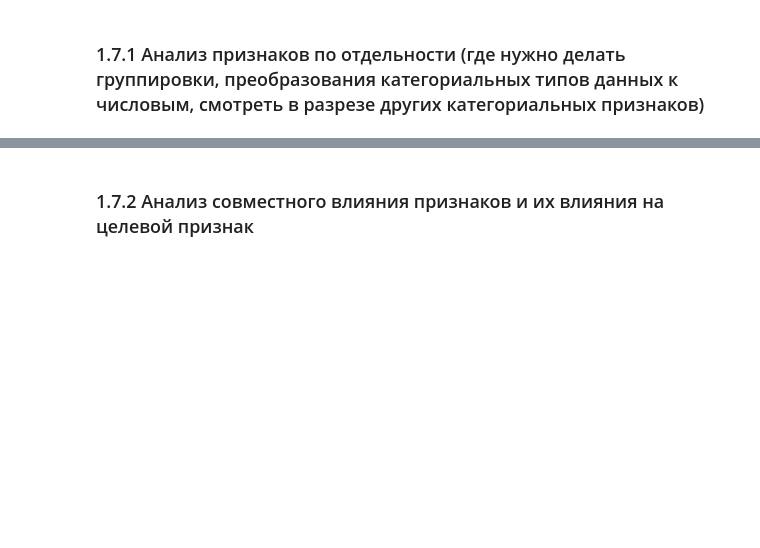
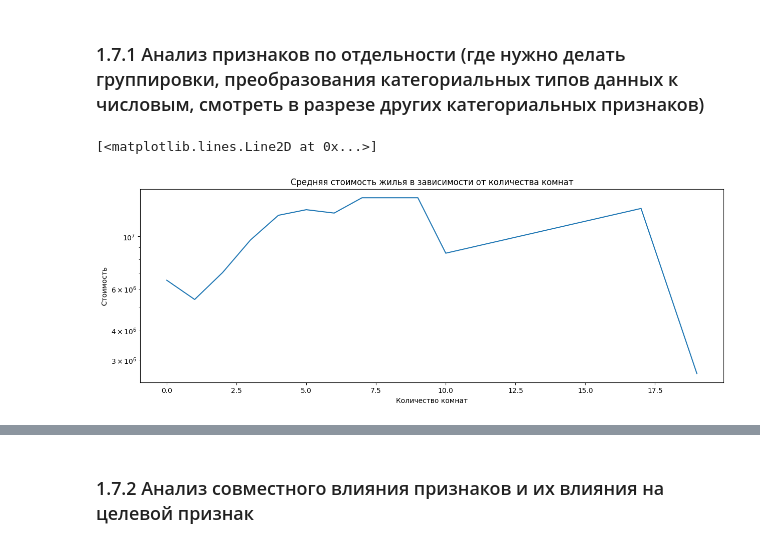
Before and after one commit to pyretttt/masters, a Jupyter notebook: finalTask/06_Шаблон итогового проекта .ipynb, the cells around one changed output, grey strips where cells are left out. Saved outputs shown, nothing was run; the diff lists cells and outputs as text; code cells hidden in the pictures; blank space fills up the shorter version.

```diff
--- a/finalTask/06_Шаблон итогового проекта .ipynb
+++ b/finalTask/06_Шаблон итогового проекта .ipynb
@@ -643,3 +656,14 @@ ERROR! Session/line number was not unique in database. History logging moved to
 Ко всем графикам писать выводы текстом. Что вы видите, почему построили именно такую диаграмму
 # %% [markdown]
 ### 1.7.1 Анализ признаков по отдельности (где нужно делать группировки, преобразования категориальных типов данных к числовым, смотреть в разрезе других категориальных признаков)
+# %%
+gr = df_full.groupby('num_room')['price_doc'].mean()
+fig, ax = plt.subplots(figsize=(15, 5))
+ax.set_yscale('log')
+ax.set_title(('Средняя стоимость жилья в зависимости от количества комнат'))
+ax.set_xlabel('Количество комнат')
+ax.set_ylabel('Стоимость')
+ax.plot(gr)
+# %% [output]
+[<matplotlib.lines.Line2D at 0x...>]
+[figure, added]
```
Also changed, not shown: parts of 15 cells of this notebook, 1 other file.
